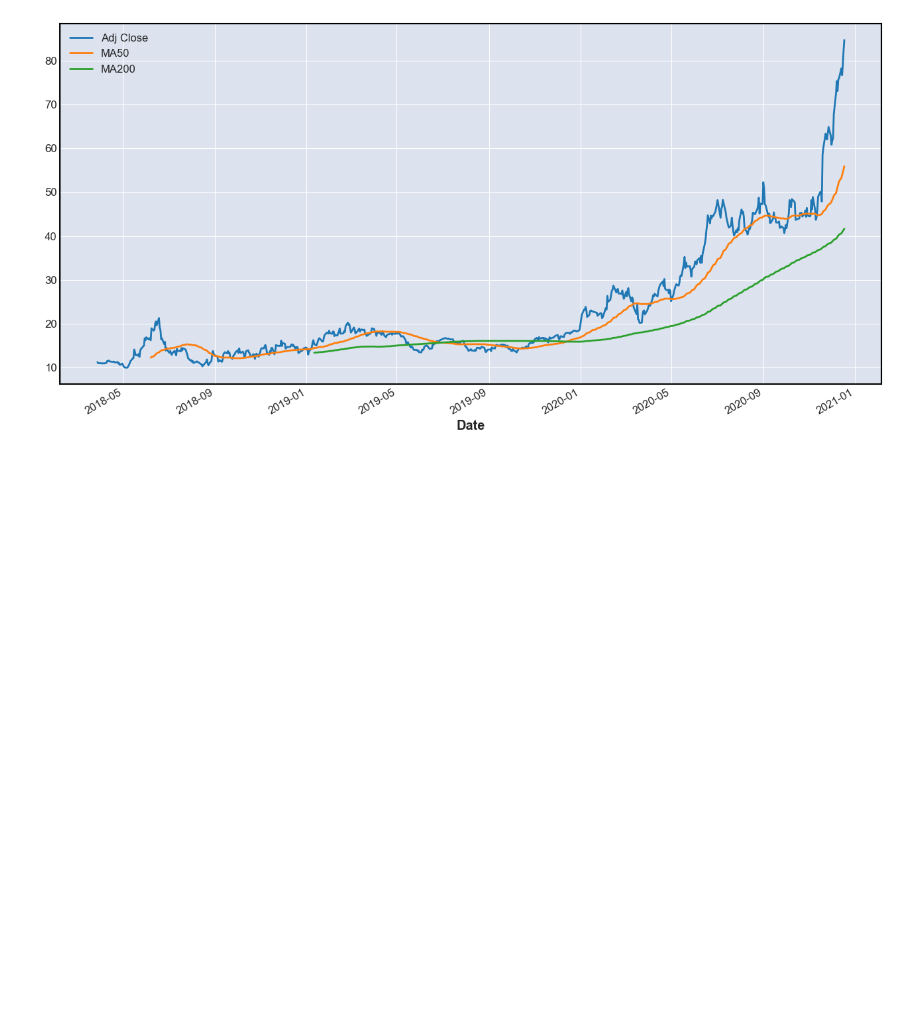
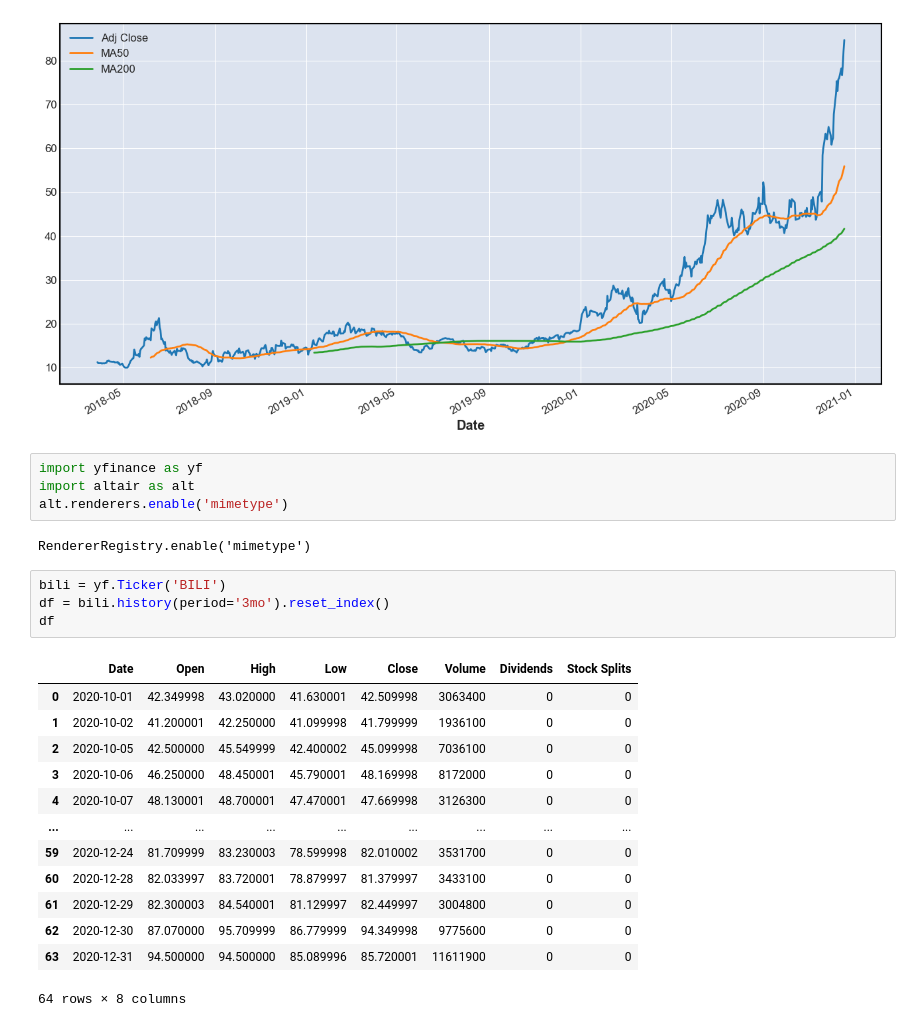
Before and after one commit to tyrchen/jupyter, a Jupyter notebook: bilibili.ipynb, the cells around one changed output. Cells and saved outputs as stored; diff of their text form; blank space fills up the shorter version.

```diff
--- a/bilibili.ipynb
+++ b/bilibili.ipynb
@@ -83,3 +83,27 @@ bili[['Adj Close', 'MA50', 'MA200']].plot(label='BILI', figsize=(16,8))
 # %% [output]
 <matplotlib.axes._subplots.AxesSubplot at 0x...>
 [figure]
+# %%
+import yfinance as yf
+import altair as alt
+alt.renderers.enable('mimetype')
+# %% [output]
+RendererRegistry.enable('mimetype')
+# %%
+bili = yf.Ticker('BILI')
+df = bili.history(period='3mo').reset_index()
+df
+# %% [output]
+|  | Date | Open | High | Low | Close | Volume | Dividends | Stock Splits |
+| 0 | 2020-10-01 | 42.349998 | 43.020000 | 41.630001 | 42.509998 | 3063400 | 0 | 0 |
+| 1 | 2020-10-02 | 41.200001 | 42.250000 | 41.099998 | 41.799999 | 1936100 | 0 | 0 |
+| 2 | 2020-10-05 | 42.500000 | 45.549999 | 42.400002 | 45.099998 | 7036100 | 0 | 0 |
+| 3 | 2020-10-06 | 46.250000 | 48.450001 | 45.790001 | 48.169998 | 8172000 | 0 | 0 |
+| 4 | 2020-10-07 | 48.130001 | 48.700001 | 47.470001 | 47.669998 | 3126300 | 0 | 0 |
+| ... | ... | ... | ... | ... | ... | ... | ... | ... |
+| 59 | 2020-12-24 | 81.709999 | 83.230003 | 78.599998 | 82.010002 | 3531700 | 0 | 0 |
+| 60 | 2020-12-28 | 82.033997 | 83.720001 | 78.879997 | 81.379997 | 3433100 | 0 | 0 |
+| 61 | 2020-12-29 | 82.300003 | 84.540001 | 81.129997 | 82.449997 | 3004800 | 0 | 0 |
+| 62 | 2020-12-30 | 87.070000 | 95.709999 | 86.779999 | 94.349998 | 9775600 | 0 | 0 |
+| 63 | 2020-12-31 | 94.500000 | 94.500000 | 85.089996 | 85.720001 | 11611900 | 0 | 0 |
+64 rows × 8 columns
```
Also changed, not shown: parts of 2 cells of this notebook, 5 other files.
